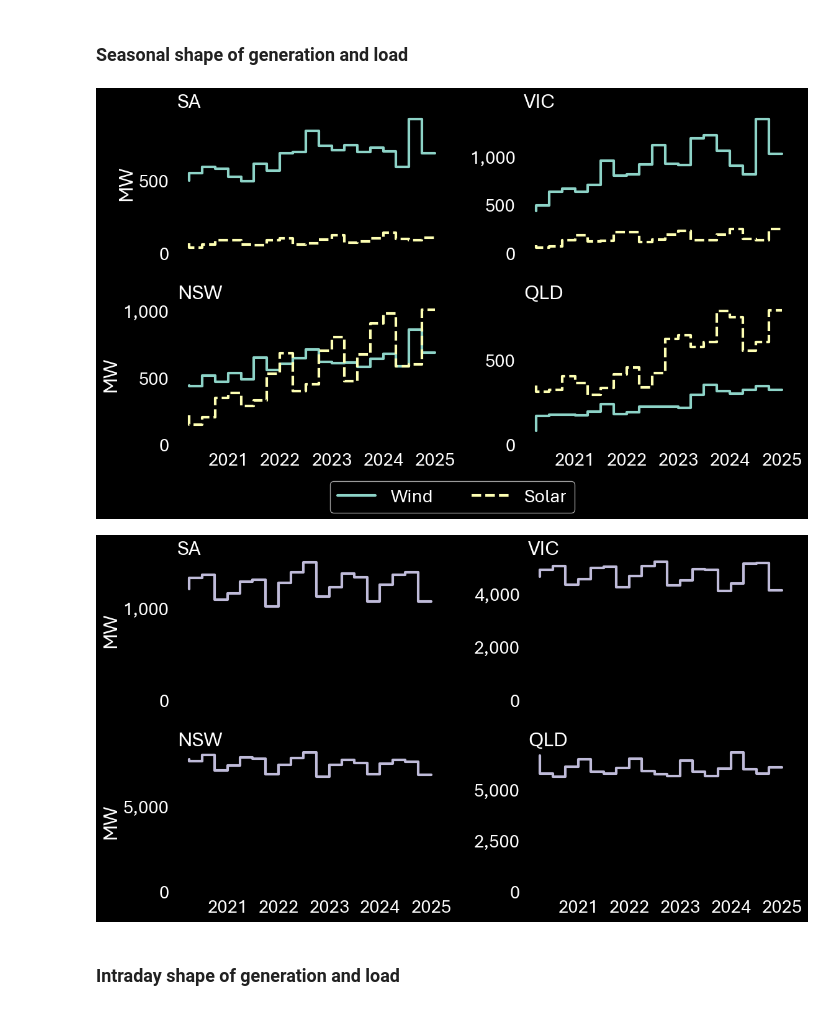
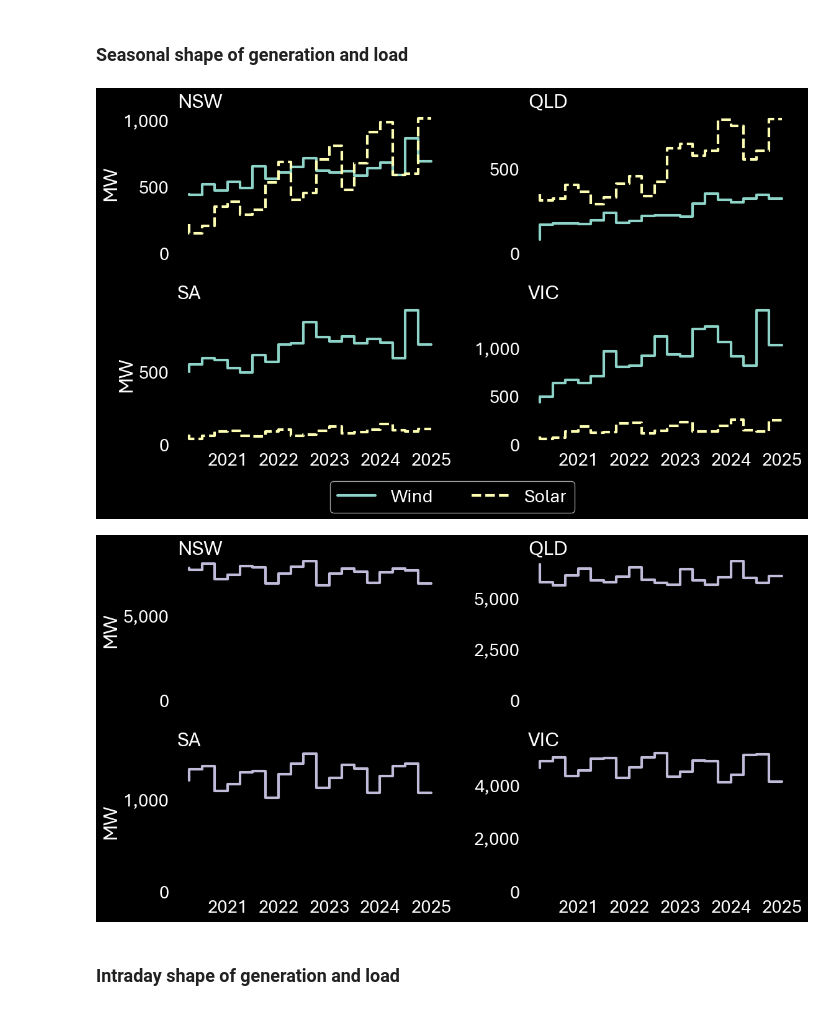
Before and after one commit to MarkusMannheim/contract_modelling, a Jupyter notebook: data_preparation.ipynb, the cells around one changed output. Drawn from its saved outputs; the diff is of its cells as text; code cells hidden in the pictures.

```diff
--- a/data_preparation.ipynb
+++ b/data_preparation.ipynb
@@ -268,6 +268,8 @@ Calculate and visualise metrics of:
 
 ### Size of wind and solar fleets
 # %%
+regions = ["NSW", "QLD", "SA", "VIC"]
+
 # Plot fleet sizes over time
 fig, ax = plt.subplots(
     2, 2,
@@ -275,7 +277,7 @@ fig, ax = plt.subplots(
     tight_layout=True,
     sharex=True)
 
-for i, region in enumerate(gen_info["Region"].unique()):
+for i, region in enumerate(regions):
     # Prepare data
     region_duids = gen_info[gen_info["Region"] == region].index.tolist()
     region_duid_data = pd.read_parquet(
@@ -338,7 +340,7 @@ fig, ax = plt.subplots(
 # Calculate aggregate CFs
 aggregate_cfs = pd.DataFrame(
     columns=["Wind", "Solar"],
-    index=["NSW", "QLD", "SA", "VIC"])
+    index=regions)
 
 for i, tech in enumerate(["Wind", "Solar"]):
     # Prepare data
@@ -461,7 +463,7 @@ fig, ax = plt.subplots(
     tight_layout=True,
     sharex=True)
 
-for i, region in enumerate(gen_info["Region"].unique()):
+for i, region in enumerate(regions):
     # Prepare generation data
     region_duids = gen_info[gen_info["Region"] == region].index.tolist()
     region_duid_data = pd.read_parquet(
@@ -483,34 +485,34 @@ for i, region in enumerate(gen_info["Region"].unique()):
     chart_data.index.name = "Quarter"
     del region_duid_data
 
     # Save data to file
     chart_data.to_csv(
         os.path.join(data_dir, f"{region}_mean_quarterly_generation.csv"))
 
     # Plot in subplot
     axis = ax[i // 2, i % 2]
     for j, tech in enumerate(["Wind", "Solar"]):
         axis.step(
             x=chart_data.index,
             y=chart_data[tech],
             where="pre",
             linewidth=3,
             color=f"C{j}",
             label=tech,
             linestyle=["-", "--"][j])
     axis.set_xlabel(None)
     axis.set_ylabel("MW" if i % 2 == 0 else None)
     axis.yaxis.set_major_formatter(lambda x, p: f"{x:,.0f}")
     axis.set_title(region, loc="left")
     axis.set_ylim(0)
     for frame in ["top", "right", "bottom", "left"]:
         axis.spines[frame].set_visible(False)
     handles, labels = axis.get_legend_handles_labels()
 fig.legend(handles=handles, loc="lower center", bbox_to_anchor=(0.5, -0.075), ncol=2)
 plt.show()
 save_figure(fig, "mean_quarterly_generation", charts_dir)
 # %% [output]
-[figure, old version]
+[figure, new version]
 # %%
 # Plot load over time
 fig, ax = plt.subplots(
@@ -519,18 +521,18 @@ fig, ax = plt.subplots(
     tight_layout=True,
     sharex=True)
 
-for i, region in enumerate(gen_info["Region"].unique()):
+for i, region in enumerate(regions):
     # Prepare load data
-    region_demand_data = pd.read_parquet(
-        demand_and_prices_path,
+    region_market_data = pd.read_parquet(
+        market_data_path,
         engine="pyarrow",
         filters=[("Region", "==", region)],
         columns=["Interval", "Total demand"]).set_index("Interval")
 
     # Aggregate to quarterly
-    chart_data = region_demand_data.resample("QE").mean()
+    chart_data = region_market_data.resample("QE").mean()
     chart_data.index.name = "Quarter"
-    del region_demand_data
+    del region_market_data
 
     # Save data to file
     chart_data.to_csv(
@@ -554,7 +556,7 @@ for i, region in enumerate(gen_info["Region"].unique()):
 plt.show()
 save_figure(fig, "mean_quarterly_load", charts_dir)
 # %% [output]
-[figure, old version]
+[figure, new version]
 # %% [markdown]
 ### Intraday shape of generation and load
 # %%
```
Also changed, not shown: parts of 5 cells of this notebook, 54 other files.
